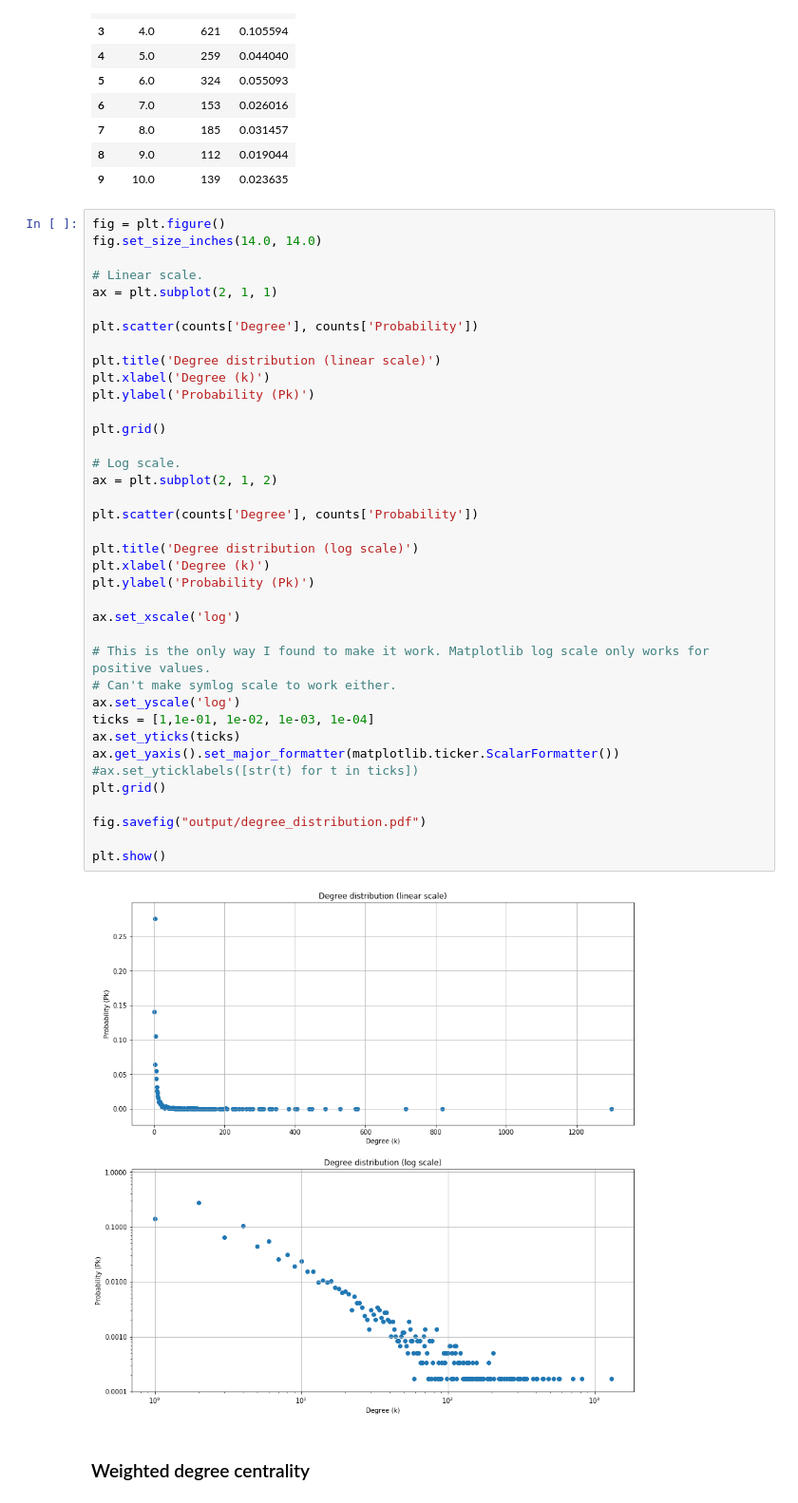
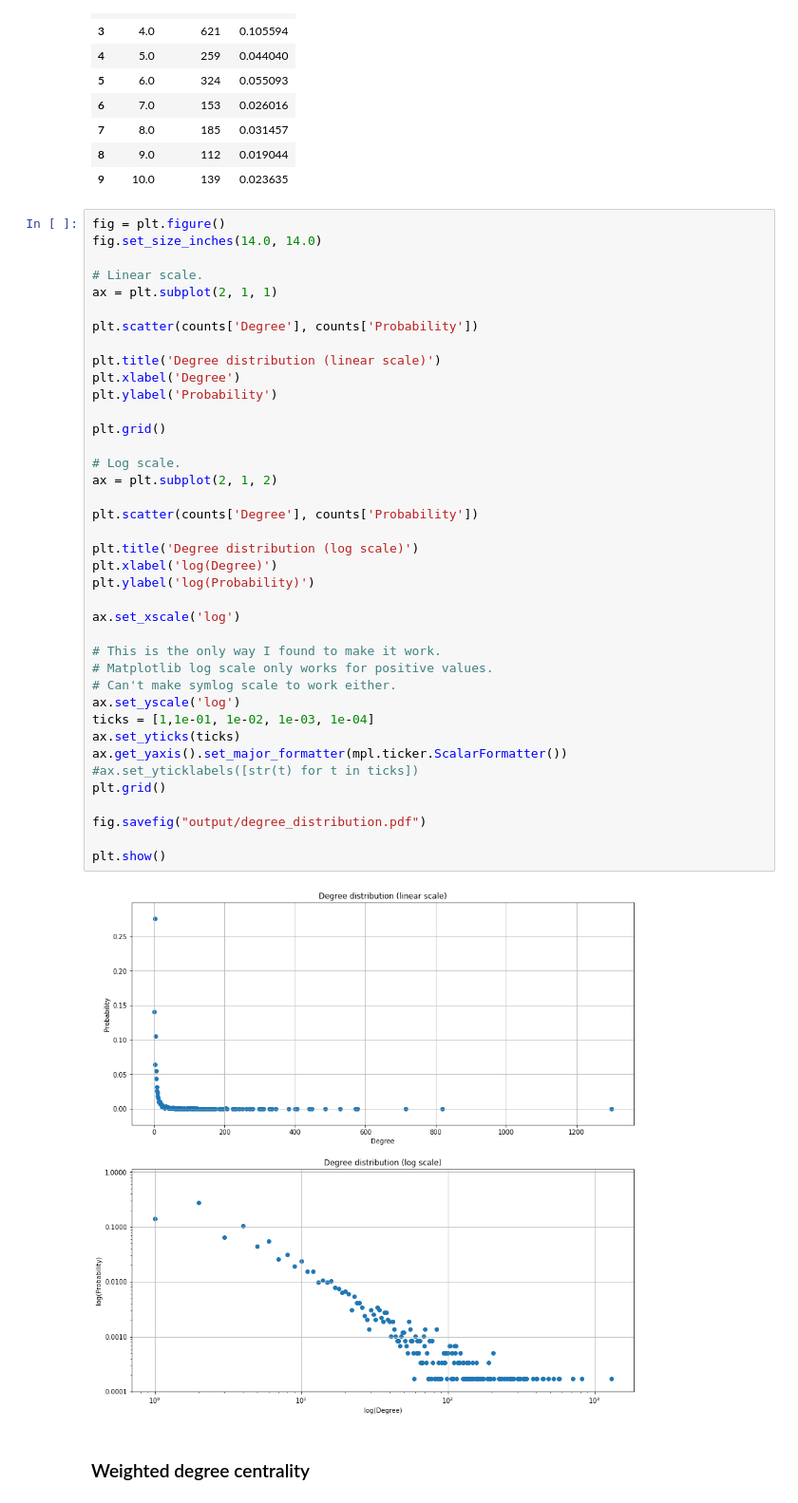
Before and after one commit to LukaszNiewinski/Network-Science, a Jupyter notebook: directed_network.ipynb, the cells around one changed output. Shown at 95% size. Drawn from its saved outputs; the diff is of its cells as text.

Commit message:
Fixed degree distribution axis labels

```diff
--- a/directed_network.ipynb
+++ b/directed_network.ipynb
@@ -215,40 +215,41 @@ fig.set_size_inches(14.0, 14.0)
 
 # Linear scale.
 ax = plt.subplot(2, 1, 1)
 
 plt.scatter(counts['Degree'], counts['Probability'])
 
 plt.title('Degree distribution (linear scale)')
-plt.xlabel('Degree (k)')
-plt.ylabel('Probability (Pk)')
+plt.xlabel('Degree')
+plt.ylabel('Probability')
 
 plt.grid()
 
 # Log scale.
 ax = plt.subplot(2, 1, 2)
 
 plt.scatter(counts['Degree'], counts['Probability'])
 
 plt.title('Degree distribution (log scale)')
-plt.xlabel('Degree (k)')
-plt.ylabel('Probability (Pk)')
+plt.xlabel('log(Degree)')
+plt.ylabel('log(Probability)')
 
 ax.set_xscale('log')
 
-# This is the only way I found to make it work. Matplotlib log scale only works for positive values.
+# This is the only way I found to make it work.
+# Matplotlib log scale only works for positive values.
 # Can't make symlog scale to work either.
 ax.set_yscale('log')
 ticks = [1,1e-01, 1e-02, 1e-03, 1e-04]
 ax.set_yticks(ticks)
-ax.get_yaxis().set_major_formatter(matplotlib.ticker.ScalarFormatter())
+ax.get_yaxis().set_major_formatter(mpl.ticker.ScalarFormatter())
 #ax.set_yticklabels([str(t) for t in ticks])
 plt.grid()
 
 fig.savefig("output/degree_distribution.pdf")
 
 plt.show()
 # %% [output]
-[figure, old version]
+[figure, new version]
 # %% [markdown]
 ### Weighted degree centrality
 # %%
```
Also changed, not shown: 1 other file.
